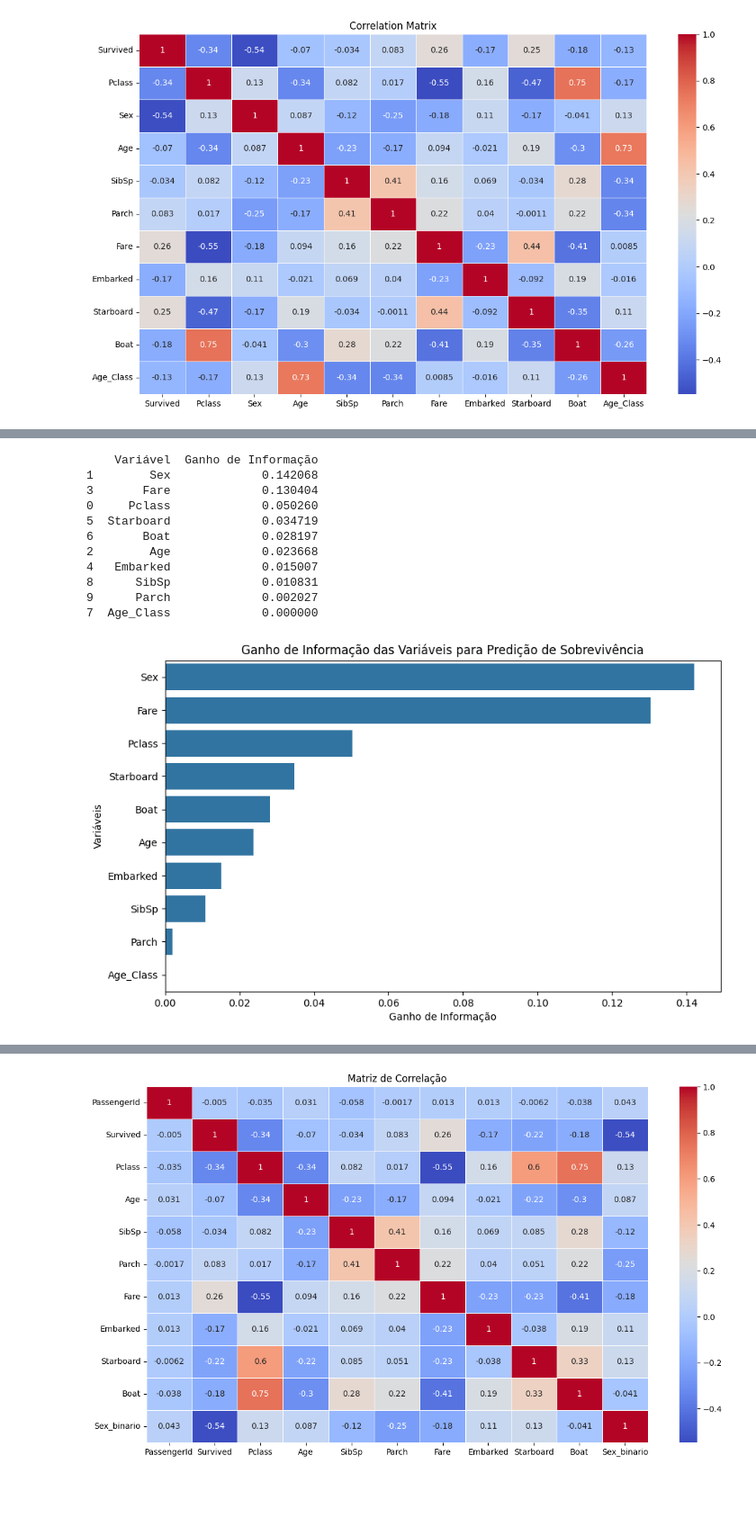
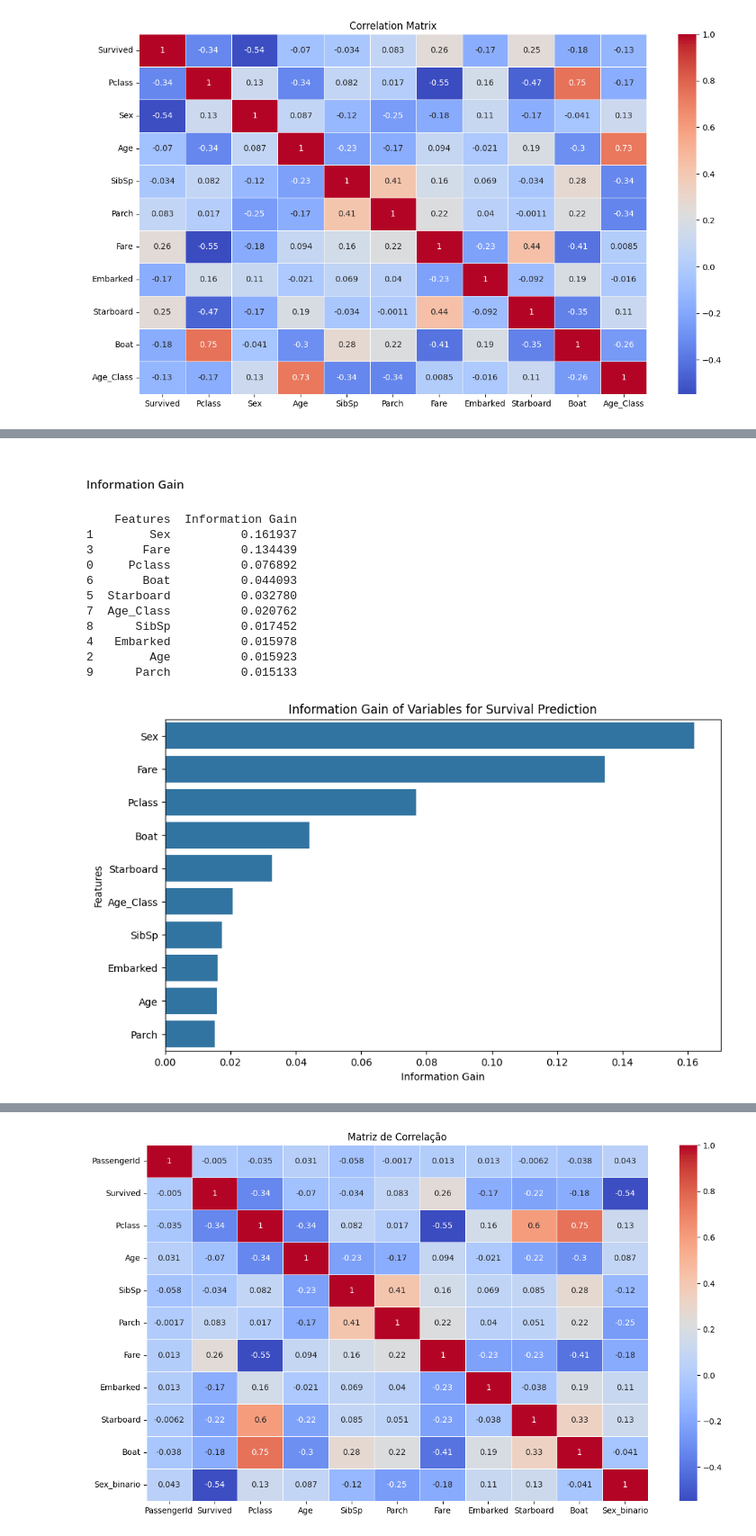
Before and after one commit to maylonleoncio/titanic, a Jupyter notebook: titanic_analysis.ipynb, the cells around one changed output, grey strips where cells are left out. Shown at 90% size. Drawn from its saved outputs; the diff is of its cells as text; code cells hidden in the pictures; blank space fills up the shorter version.

```diff
--- a/titanic_analysis.ipynb
+++ b/titanic_analysis.ipynb
@@ -734,37 +746,35 @@ one_hot_encoded_data_test.head()
+# %% [markdown]
+##### Information Gain
 # %%
 X = train[['Pclass', 'Sex',  'Age', 'Fare', 'Embarked', 'Starboard' ,'Boat', 'Age_Class', 'SibSp', 'Parch']]
 y = train.Survived
 
-ganho_informacao = mutual_info_classif(X, y, discrete_features="auto")
+IG = mutual_info_classif(X, y, discrete_features="auto", random_state=1)
 
-# Criar um DataFrame com os resultados
-resultado = pd.DataFrame({"Variável": X.columns, "Ganho de Informação": ganho_informacao})
-resultado = resultado.sort_values(by="Ganho de Informação", ascending=False)
+# Create a DataFrame with the results
+result = pd.DataFrame({"Features": X.columns, "Information Gain": IG})
+result = result.sort_values(by="Information Gain", ascending=False)
 
-# Exibir os resultados
-print(resultado)
+print(result)
 # %% [output]
-    Variável  Ganho de Informação
-1        Sex             0.142068
-3       Fare             0.130404
-0     Pclass             0.050260
-5  Starboard             0.034719
-6       Boat             0.028197
-2        Age             0.023668
-4   Embarked             0.015007
-8      SibSp             0.010831
-9      Parch             0.002027
-7  Age_Class             0.000000
+    Features  Information Gain
+1        Sex          0.161937
+3       Fare          0.134439
+0     Pclass          0.076892
+6       Boat          0.044093
+5  Starboard          0.032780
+7  Age_Class          0.020762
+8      SibSp          0.017452
+4   Embarked          0.015978
+2        Age          0.015923
+9      Parch          0.015133
-# %%
-plt.figure(figsize=(10, 6))
-sns.barplot(x="Ganho de Informação", y="Variável", data=resultado)
-
-# Personalização do gráfico
-plt.xlabel("Ganho de Informação")
-plt.ylabel("Variáveis")
-plt.title("Ganho de Informação das Variáveis para Predição de Sobrevivência")
-
-# Mostrar o gráfico
-plt.show()
-# %% [output]
-[figure, removed]
+# %%
+# Information Gain Visualization
+plt.figure(figsize=(10, 6))
+sns.barplot(x="Information Gain", y="Features", data=result)
+plt.xlabel("Information Gain")
+plt.ylabel("Features")
+plt.title("Information Gain of Variables for Survival Prediction")
+plt.show()
+# %% [output]
+[figure, added]
```
Also changed, not shown: parts of 9 cells of this notebook.
